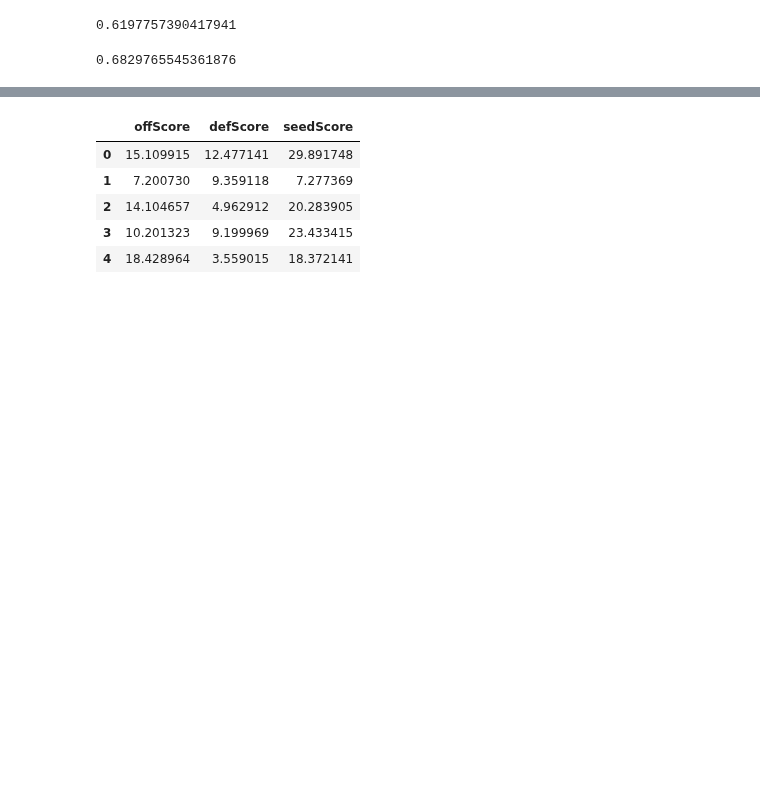
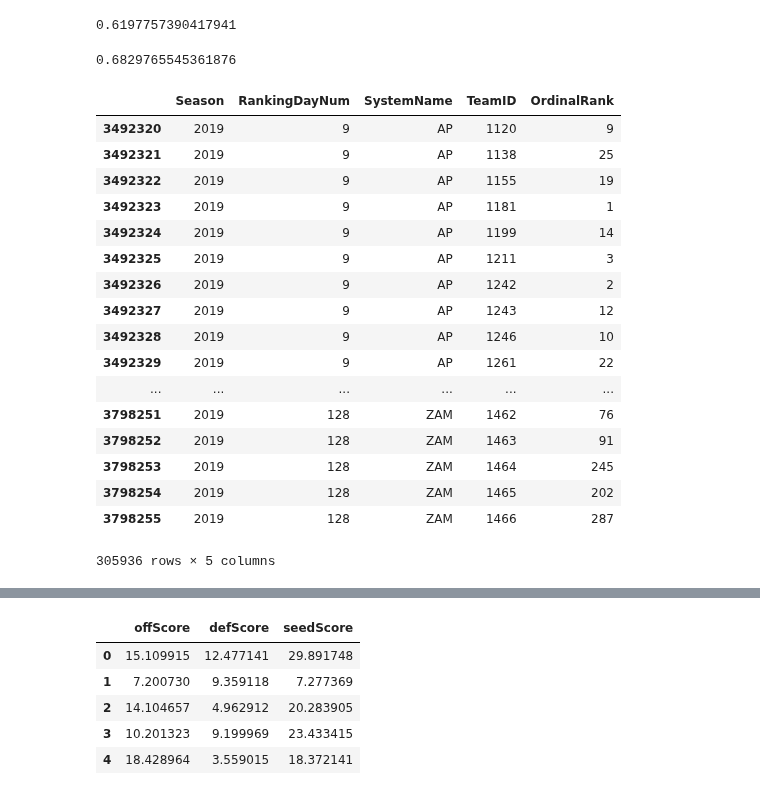
Before and after one commit to dlernz/march_madness, a Jupyter notebook: Predicting March Madness Games using Random Forests.ipynb, the cells around one changed output, grey strips where cells are left out. Saved outputs shown, nothing was run; the diff lists cells and outputs as text; code cells hidden in the pictures; blank space fills up the shorter version.

```diff
--- a/Predicting March Madness Games using Random Forests.ipynb
+++ b/Predicting March Madness Games using Random Forests.ipynb
@@ -923,3 +950,24 @@ def findScore(teamA, teamB):
+# %%
+unfiltRanks[unfiltRanks["Season"] == 2019]
+# %% [output]
+|  | Season | RankingDayNum | SystemName | TeamID | OrdinalRank |
+| 3492320 | 2019 | 9 | AP | 1120 | 9 |
+| 3492321 | 2019 | 9 | AP | 1138 | 25 |
+| 3492322 | 2019 | 9 | AP | 1155 | 19 |
+| 3492323 | 2019 | 9 | AP | 1181 | 1 |
+| 3492324 | 2019 | 9 | AP | 1199 | 14 |
+| 3492325 | 2019 | 9 | AP | 1211 | 3 |
+| 3492326 | 2019 | 9 | AP | 1242 | 2 |
+| 3492327 | 2019 | 9 | AP | 1243 | 12 |
+| 3492328 | 2019 | 9 | AP | 1246 | 10 |
+| 3492329 | 2019 | 9 | AP | 1261 | 22 |
+| ... | ... | ... | ... | ... | ... |
+| 3798251 | 2019 | 128 | ZAM | 1462 | 76 |
+| 3798252 | 2019 | 128 | ZAM | 1463 | 91 |
+| 3798253 | 2019 | 128 | ZAM | 1464 | 245 |
+| 3798254 | 2019 | 128 | ZAM | 1465 | 202 |
+| 3798255 | 2019 | 128 | ZAM | 1466 | 287 |
+305936 rows × 5 columns
 # %%
 # no less than for seedbaseline
 matchDF.groupby('season')["predicted", "seedBaseline", "pomBaseline", "rpiBaseline"].agg('sum')
```
Also changed, not shown: parts of 15 cells of this notebook.
